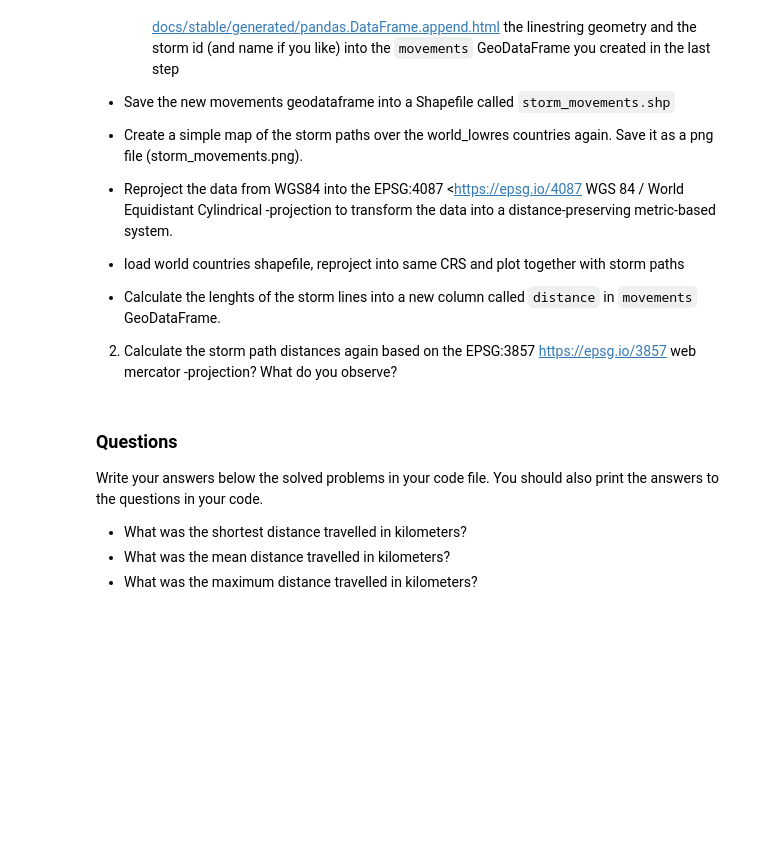
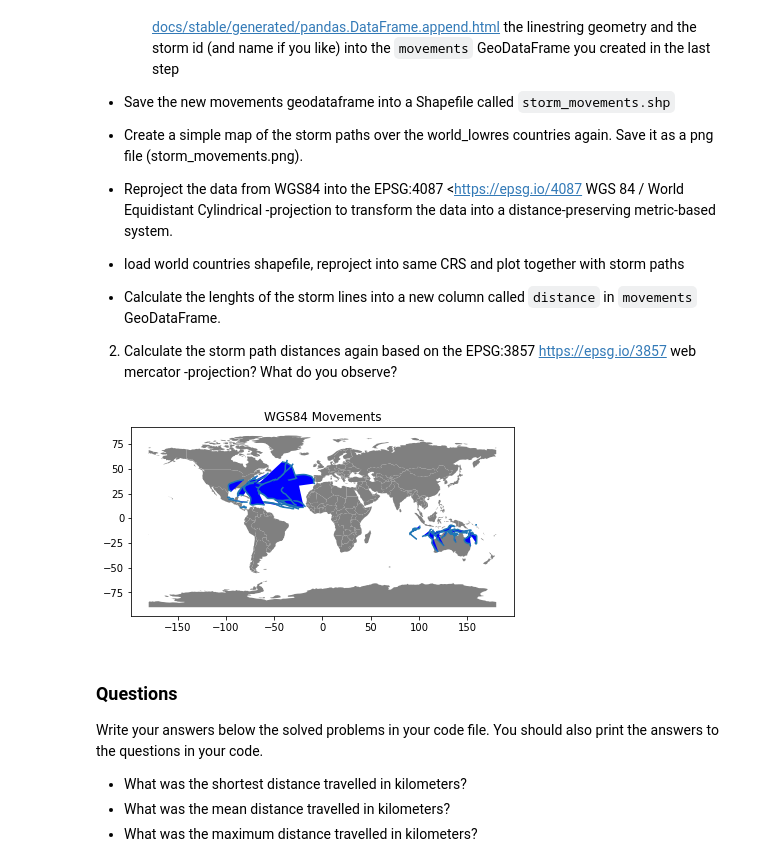
Before and after one commit to Bakhtiyar-Garashov/GeoPython2020, a Jupyter notebook: Assignment2/assignment2.ipynb, the cells around one changed output. Saved outputs shown, nothing was run; the diff lists cells and outputs as text; code cells hidden in the pictures; blank space fills up the shorter version.

```diff
--- a/Assignment2/assignment2.ipynb
+++ b/Assignment2/assignment2.ipynb
@@ -233,6 +226,54 @@ In your code you should:
 - Calculate the lenghts of the storm lines into a new column called ``distance`` in ``movements`` GeoDataFrame.
 
 2. Calculate the storm path distances again based on the EPSG:3857 https://epsg.io/3857 web mercator -projection? What do you observe?
+# %%
+# Group the storms point tracking data by storm id
+
+geo_data1=geo_data.sort_values(['ISO_time']).groupby('Serial_Num')
+
+movements = gpd.GeoDataFrame()
+movements.crs = from_epsg(4326)
+
+lines_list=[]
+
+for each in geo_data1.geometry:
+    df=gpd.GeoDataFrame()
+    storm_id=each[0]
+    coords_each_line=[x for x in each[1]]
+
+    if len(coords_each_line)>1:
+        line=LineString(coords_each_line)
+        lines_list.append({
+            'id': storm_id,
+            'geometry' : line})
+
+movements = gpd.GeoDataFrame(lines_list)
+movements.crs = from_epsg(4326)
+
+# Save to disk as shp file the geodataframe
+out_file_name = "movements.shp"
+movements.to_file(out_file_name)
+
+
+# plot multiple datasets
+import matplotlib.pyplot as plt
+
+%matplotlib inline
+
+fig, ax = plt.subplots()
+world_lowres.plot(ax=ax,facecolor='gray')
+movements.plot(ax=ax,facecolor='blue',markersize=0)
+
+# Add title
+plt.title("WGS84 Movements")
+
+# Remove empty white space around the plot
+plt.tight_layout()
+
+# save figure as png image
+plt.savefig('smfks.png')
+# %% [output]
+[figure, added]
 # %% [markdown]
 ### Questions
 
```
Also changed, not shown: parts of 2 cells of this notebook, 7 other files.
